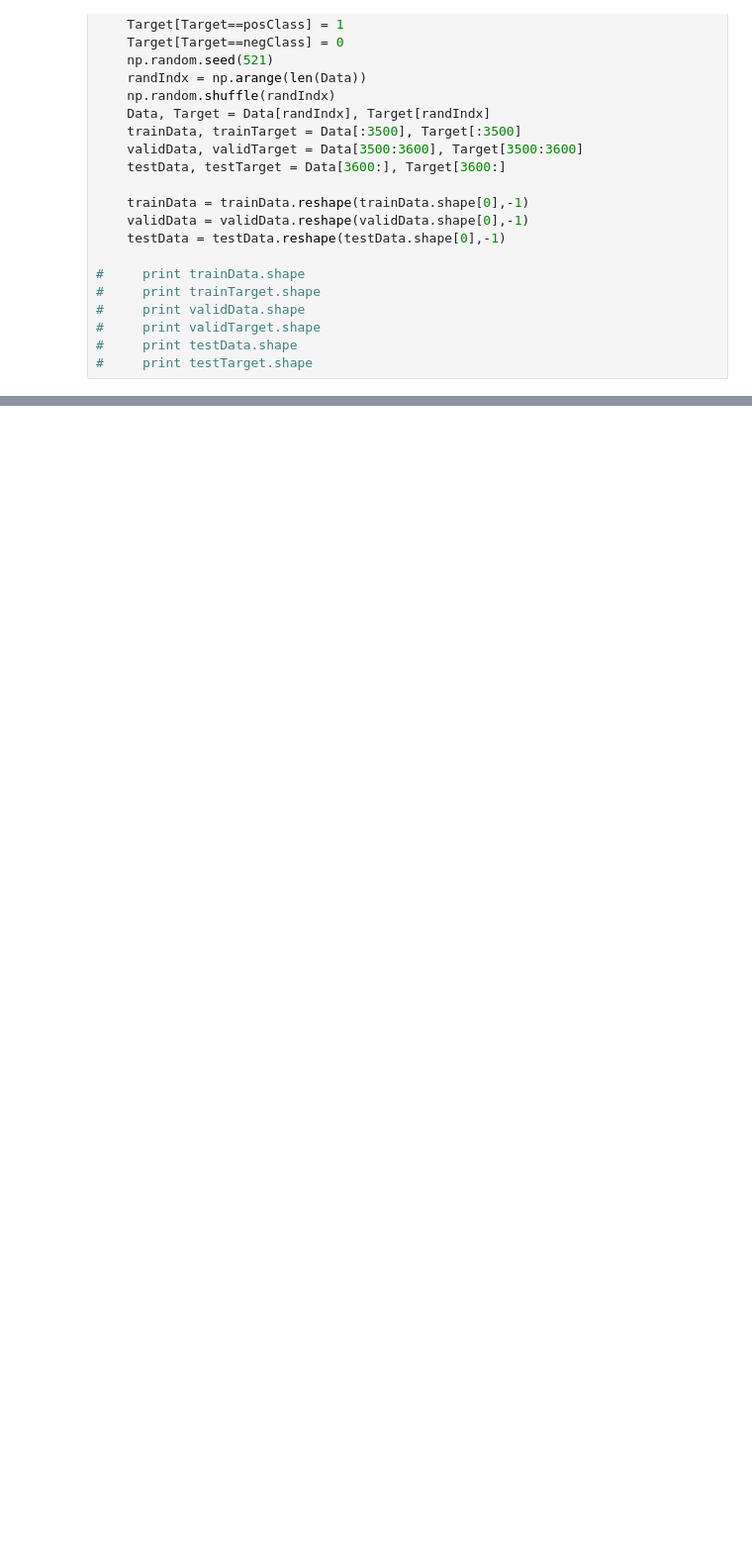
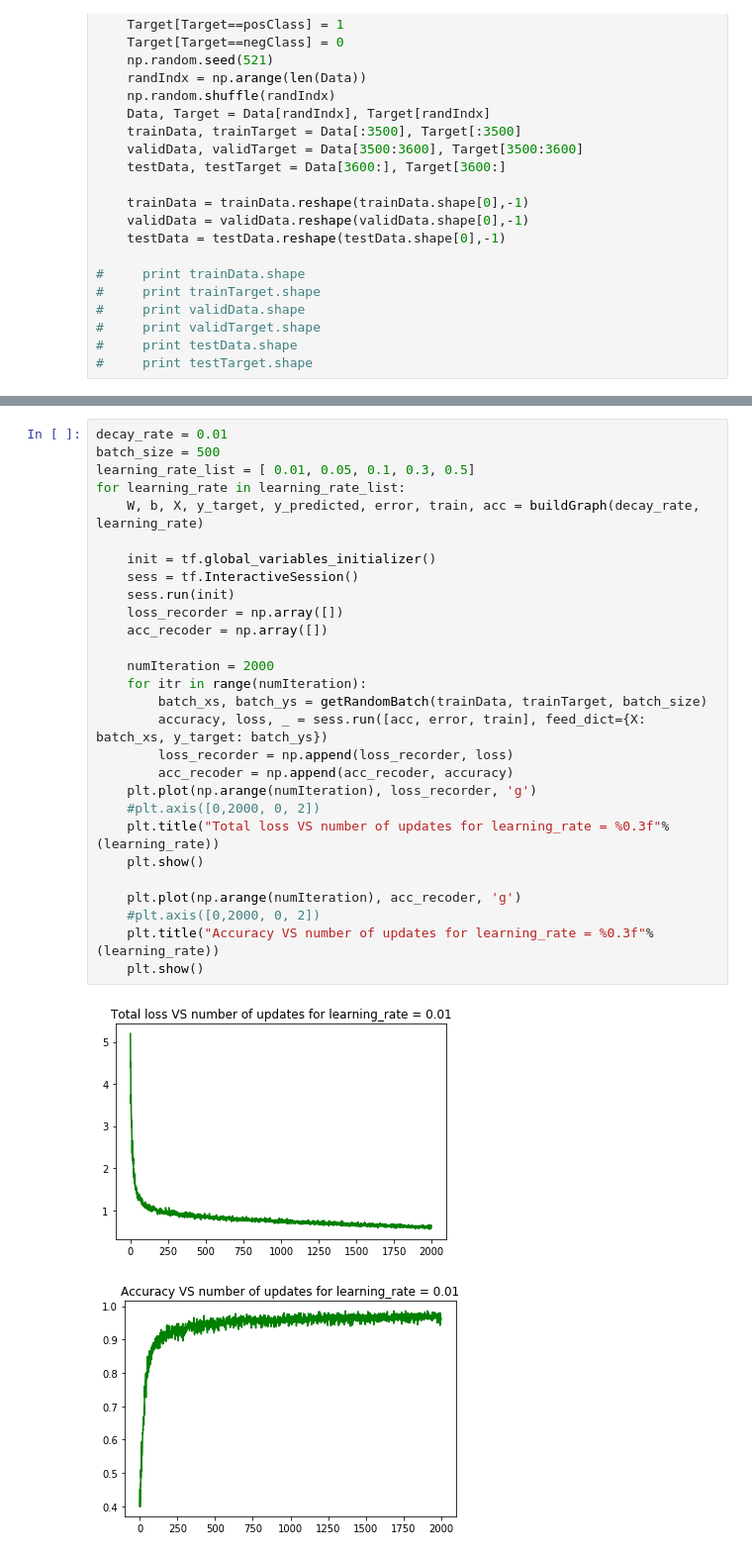
Before and after one commit to lidaiqing/Inference-MachineLearning, a Jupyter notebook: A2/code/a2.ipynb, the cells around one changed output, grey strips where cells are left out. Shown: that part at 99% size. Saved outputs shown, nothing was run; the diff lists cells and outputs as text; blank space fills up the shorter version.

```diff
--- a/A2/code/a2.ipynb
+++ b/A2/code/a2.ipynb
@@ -58,3 +63,34 @@ def buildGraph(decay_rate, learning_rate):
 def getRandomBatch(trainData, trainTarget, size):
     idx = np.random.choice(trainData.shape[0], size, replace=False)
     return trainData[idx,:], trainTarget[idx,:]
+# %%
+decay_rate = 0.01
+batch_size = 500
+learning_rate_list = [ 0.01, 0.05, 0.1, 0.3, 0.5]
+for learning_rate in learning_rate_list:
+    W, b, X, y_target, y_predicted, error, train, acc = buildGraph(decay_rate, learning_rate)
+
+    init = tf.global_variables_initializer()
+    sess = tf.InteractiveSession()
+    sess.run(init)
+    loss_recorder = np.array([])
+    acc_recoder = np.array([])
+
+    numIteration = 2000
+    for itr in range(numIteration):
+        batch_xs, batch_ys = getRandomBatch(trainData, trainTarget, batch_size)
+        accuracy, loss, _ = sess.run([acc, error, train], feed_dict={X: batch_xs, y_target: batch_ys})
+        loss_recorder = np.append(loss_recorder, loss)
+        acc_recoder = np.append(acc_recoder, accuracy)
+    plt.plot(np.arange(numIteration), loss_recorder, 'g')
+    #plt.axis([0,2000, 0, 2])
+    plt.title("Total loss VS number of updates for learning_rate = %0.3f"%(learning_rate))
+    plt.show()
+
+    plt.plot(np.arange(numIteration), acc_recoder, 'g')
+    #plt.axis([0,2000, 0, 2])
+    plt.title("Accuracy VS number of updates for learning_rate = %0.3f"%(learning_rate))
+    plt.show()
+# %% [output]
+[figure, added]
+[figure, added]
```
Also changed, not shown: parts of 14 cells of this notebook.
